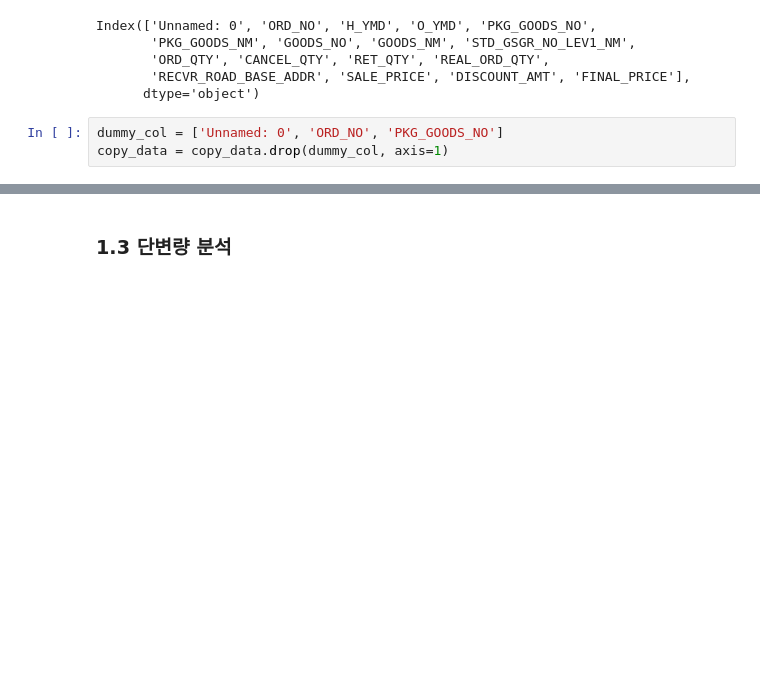
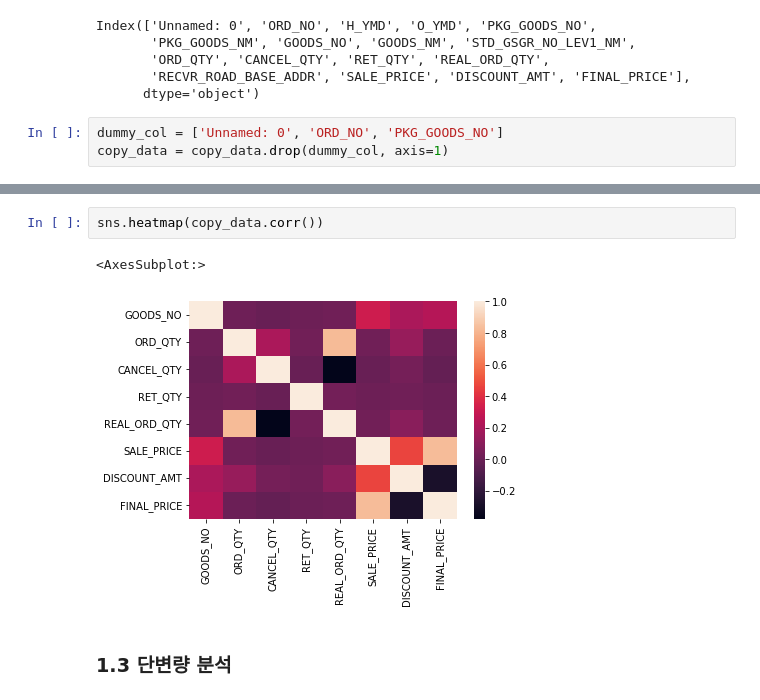
Before and after one commit to olsunghyun0416/Dongwon_Project, a Jupyter notebook: 더반찬_주문량예측.ipynb, the cells around one changed output, grey strips where cells are left out. Saved outputs shown, nothing was run; the diff lists cells and outputs as text; blank space fills up the shorter version.

```diff
--- a/더반찬_주문량예측.ipynb
+++ b/더반찬_주문량예측.ipynb
@@ -456,2 +470,7 @@ copy_data.head()
+# %%
+sns.heatmap(copy_data.corr())
+# %% [output]
+<AxesSubplot:>
+[figure, added]
 # %% [markdown]
 ### 1.3 단변량 분석
```
Also changed, not shown: parts of 10 cells of this notebook.
